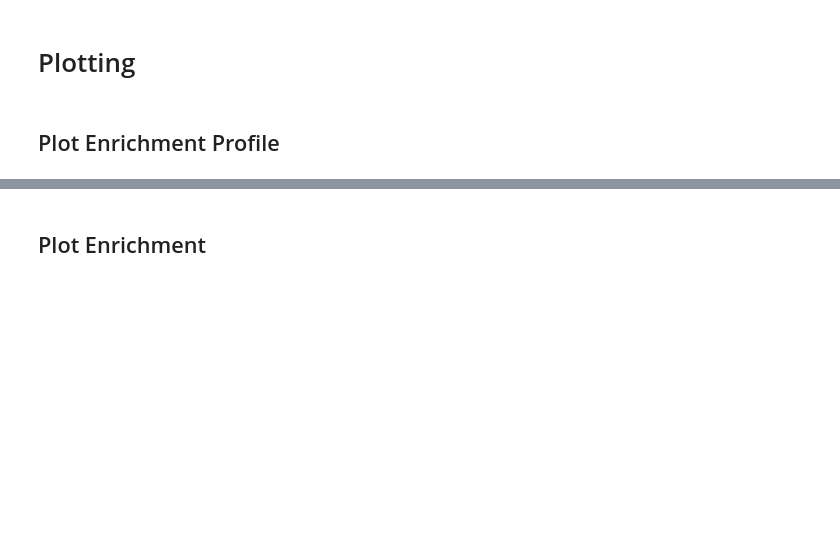
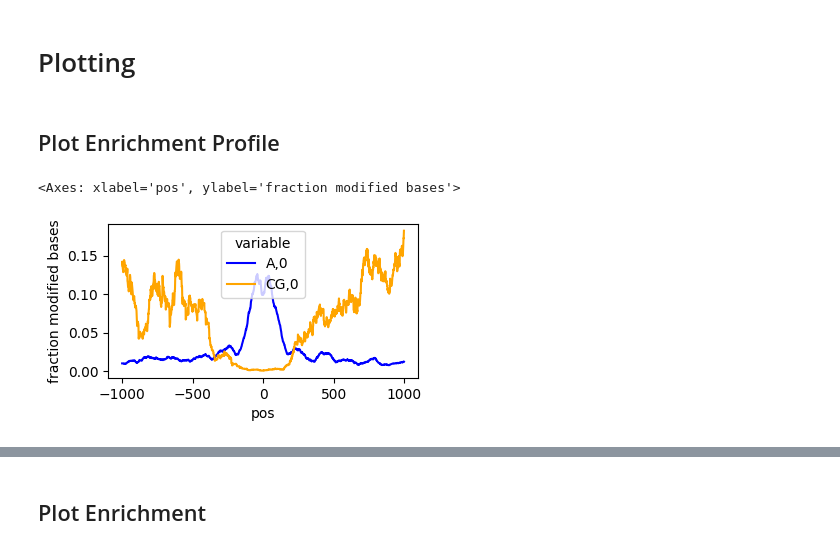
Before and after one commit to streetslab/dimelo_v2, a Jupyter notebook: tutorial.ipynb, the cells around one changed output, grey strips where cells are left out. Saved outputs shown, nothing was run; the diff lists cells and outputs as text; code cells hidden in the pictures; blank space fills up the shorter version.

```diff
--- a/tutorial.ipynb
+++ b/tutorial.ipynb
@@ -266,4 +266,22 @@ Modification threshold of 190 assumed to be for range 0-255. 190/255=0.745098039
 ## Plot Enrichment Profile
 # %%
 from dimelo import plot_enrichment_profile
+# %%
+plt.figure(figsize=(4, 2)) # If you want a different sized plot, you can us matplotlib commands
+plot_enrichment_profile.by_modification(
+    mod_file_name=pileup_file,
+    regions=ctcf_target_regions,
+    window_size=1000,
+    motifs=['A,0','CG,0'],
+    single_strand=False, # if set to True, regions that specify the strand will only pull from reads on the strand (as opposed to both strands)
+    regions_5to3prime=False, # if set to True, regions on the reverse (-) strand will be flipped so everything is 5 prime to 3 prime
+    smooth_window=50,
+    palette = { # you can pass down kwargs to sns barplot if you want to
+        'A,0':'blue',
+        'CG,0':'orange'
+    }
+)
+# %% [output]
+<Axes: xlabel='pos', ylabel='fraction modified bases'>
+[figure, added]
 # %%
```
Also changed, not shown: parts of 21 cells of this notebook.
